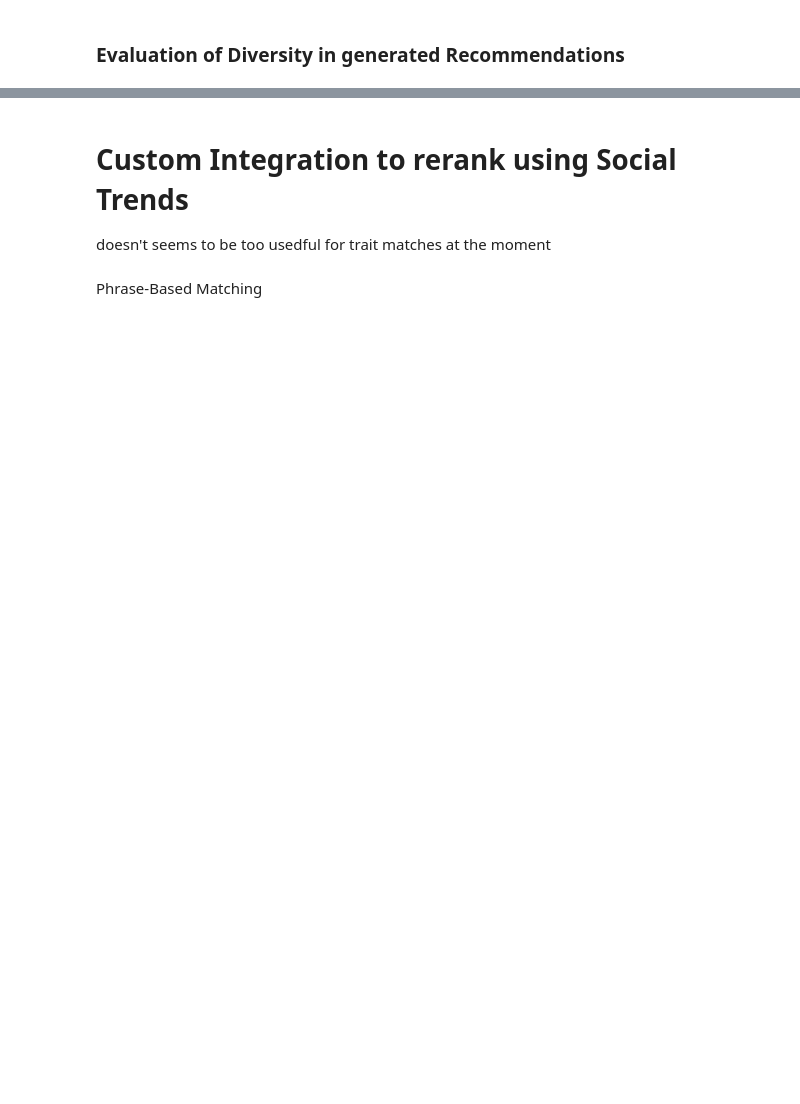
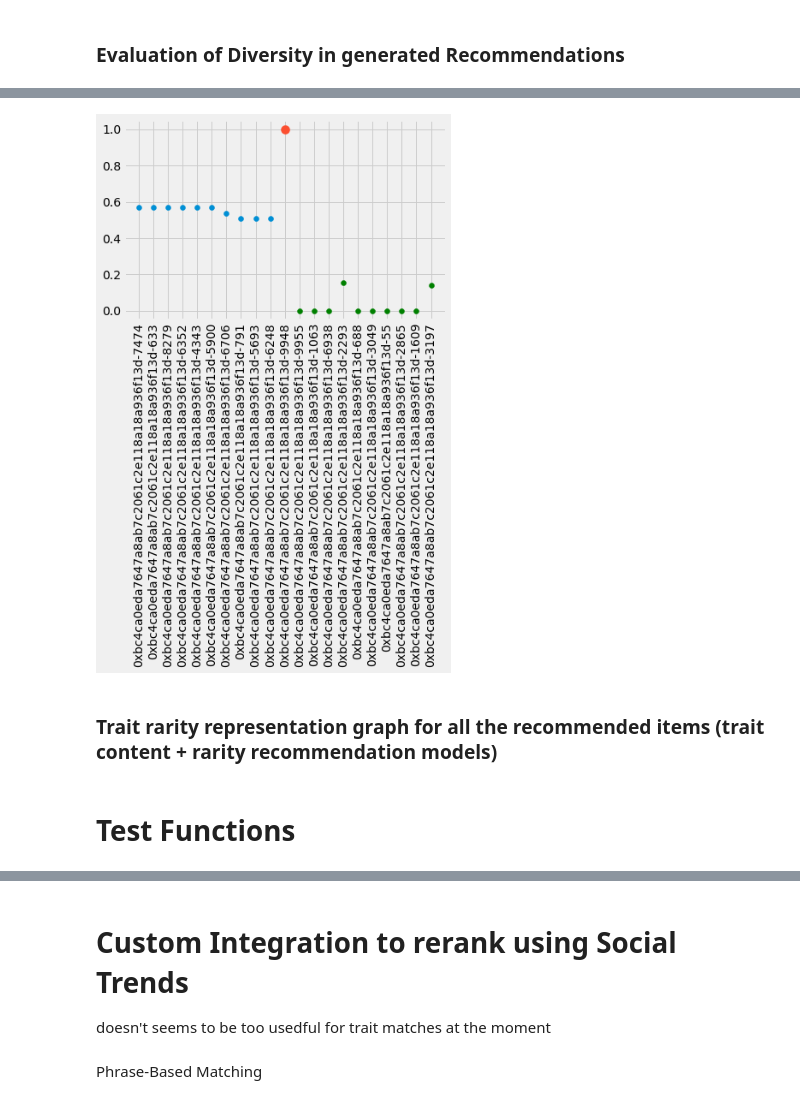
Before and after one commit to dinuka-rp/nerdy-panda, a Jupyter notebook: Prototype/RecSys/Traits_Content_&_Rarity_based_NFT_Recommender_System.ipynb, the cells around one changed output, grey strips where cells are left out. Cells and saved outputs as stored; diff of their text form; code cells hidden in the pictures; blank space fills up the shorter version.

Commit message:
draw evaluation graph for cosine similarity

```diff
--- a/Prototype/RecSys/Traits_Content_&_Rarity_based_NFT_Recommender_System.ipynb
+++ b/Prototype/RecSys/Traits_Content_&_Rarity_based_NFT_Recommender_System.ipynb
@@ -195,13 +195,13 @@ def content_based_recommendations(reference_id, cosine_sim = cosine_sim):
     # getting the indexes of the 10 most similar nfts
     top_10_indexes = list(score_series.iloc[1:11].index)
     # getting the cosine similarities of the 10 most similar nfts
-    cosine_sim_scores_of_recommendations
+    cosine_sim_scores_of_recommendations = list(score_series.iloc[1:11])
 
     # populating the list with the reference_ids of the best 10 matching nfts
     for i in top_10_indexes:
         recommended_nfts.append(list(df.index)[i])
 
-    return recommended_nfts
+    return recommended_nfts, cosine_sim_scores_of_recommendations
 # %%
 def trait_rarity_recommendations(reference_id):
 
@@ -384,3 +424,14 @@ Apply the above evaluation metrics for multiple recommendations and graphically
 # graph representation of precisoin@k, recall@k
 # %%
 #  show matrix of all output in a graph?
+# %%
+def get_cosine_sim(initial_reference, item_reference_id):
+    # getting the index of the initial NFT that was used for recommendations
+    initial_idx = indices[indices == initial_reference].index[0]
+    recommended_idx = indices[indices == item_reference_id].index[0]
+
+    return cosine_sim[initial_idx][recommended_idx]
+# %%
+# define this at the top, before getting recommendations
+
+main_reference_item = "0xbc4ca0eda7647a8ab7c2061c2e118a18a936f13d-9948"
@@ -386,0 +442,38 @@ Apply the above evaluation metrics for multiple recommendations and graphically
+# %%
+cosine_sim_of_trait_rarity_based_recommendations = []
+for trait_rarity_rec in lists_of_trait_rarity_based_recommendations:
+  cosine_sim_of_trait_rarity_based_recommendations.append(get_cosine_sim(main_reference_item, trait_rarity_rec))
+# %%
+import matplotlib.pyplot as plt
+from matplotlib import style
+
+# style.use('fivethirtyeight')
+
+# have xs as name of NFT
+# ys as cosine_sim or trait_rarity
+
+trait_content_based_xs = lists_of_trait_content_based_recommendations
+trait_content_based_ys = cosine_sim_of_trait_content_based_recommendations
+
+# plot those from opposite recommendation models in a different colour
+trait_rarity_based_xs = lists_of_trait_rarity_based_recommendations
+trait_rarity_based_ys = cosine_sim_of_trait_rarity_based_recommendations
+
+# visualizing data
+plt.scatter(trait_content_based_xs, trait_content_based_ys)
+
+# plot the point of the initial reference item used - this will be close to 1 for content similarity
+cosine_sim_main_reference_item = get_cosine_sim(main_reference_item, main_reference_item)
+plt.scatter(main_reference_item, cosine_sim_main_reference_item, s=100)
+
+plt.scatter(trait_rarity_based_xs, trait_rarity_based_ys, color='g')
+
+plt.xticks(rotation=90)
+
+plt.show()
+# %% [output]
+[figure, added]
+# %% [markdown]
+### Trait rarity representation graph for all the recommended items (trait content + rarity recommendation models)
+# %% [markdown]
+# Test Functions
```
Also changed, not shown: parts of 13 cells of this notebook.
